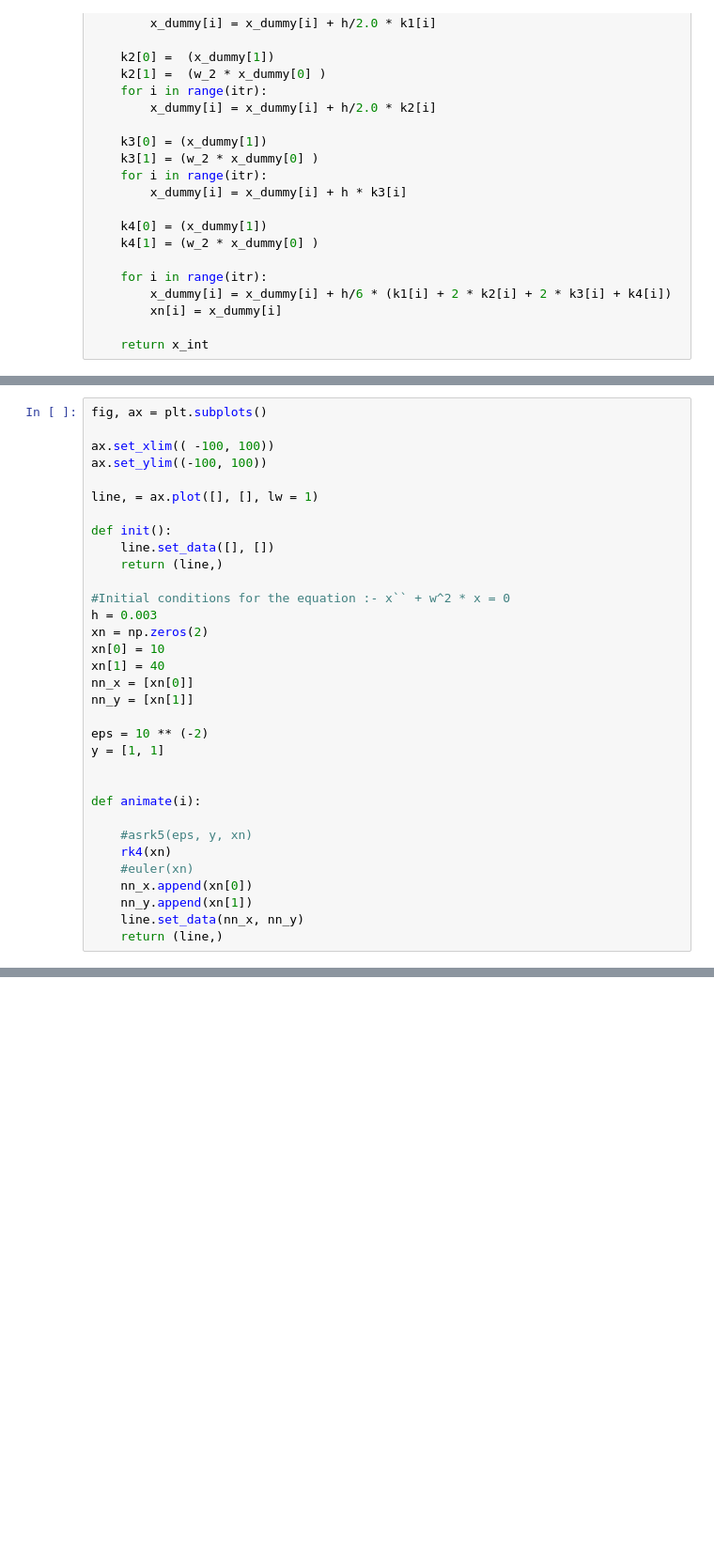
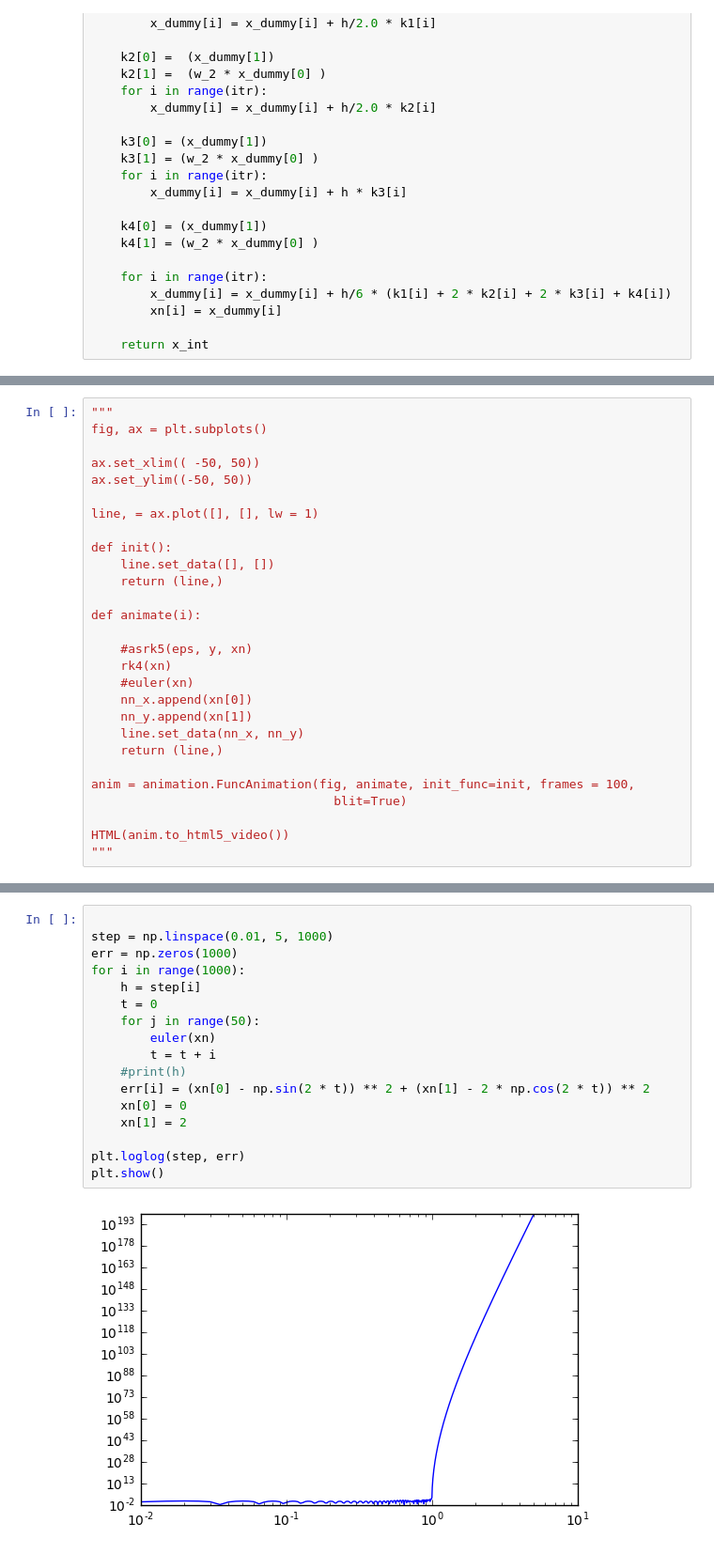
Before and after one commit to mickyaero/ML, a Jupyter notebook: wave equation.ipynb, the cells around one changed output, grey strips where cells are left out. Shown: that part at 94% size. Saved outputs shown, nothing was run; the diff lists cells and outputs as text; blank space fills up the shorter version.

```diff
--- a/wave equation.ipynb
+++ b/wave equation.ipynb
@@ -188,26 +203,15 @@ def rk4(xn):
 # %%
+"""
 fig, ax = plt.subplots()
 
-ax.set_xlim(( -100, 100))
-ax.set_ylim((-100, 100))
+ax.set_xlim(( -50, 50))
+ax.set_ylim((-50, 50))
 
 line, = ax.plot([], [], lw = 1)
 
 def init():
     line.set_data([], [])
     return (line,)
-
-#Initial conditions for the equation :- x`` + w^2 * x = 0
-h = 0.003
-xn = np.zeros(2)
-xn[0] = 10
-xn[1] = 40
-nn_x = [xn[0]]
-nn_y = [xn[1]]
-
-eps = 10 ** (-2)
-y = [1, 1]
-
 
 def animate(i):
 
@@ -218,4 +222,10 @@ def animate(i):
     nn_y.append(xn[1])
     line.set_data(nn_x, nn_y)
     return (line,)
+
+anim = animation.FuncAnimation(fig, animate, init_func=init, frames = 100,
+                                 blit=True)
+
+HTML(anim.to_html5_video())
+"""
 # %% [output]
@@ -229,0 +235,19 @@ HTML(anim.to_html5_video())
+# %%
+
+step = np.linspace(0.01, 5, 1000)
+err = np.zeros(1000)
+for i in range(1000):
+    h = step[i]
+    t = 0
+    for j in range(50):
+        euler(xn)
+        t = t + i
+    #print(h)
+    err[i] = (xn[0] - np.sin(2 * t)) ** 2 + (xn[1] - 2 * np.cos(2 * t)) ** 2
+    xn[0] = 0
+    xn[1] = 2
+
+plt.loglog(step, err)
+plt.show()
+# %% [output]
+[figure, added]
```
Also changed, not shown: parts of 8 cells of this notebook, 1 other file.
